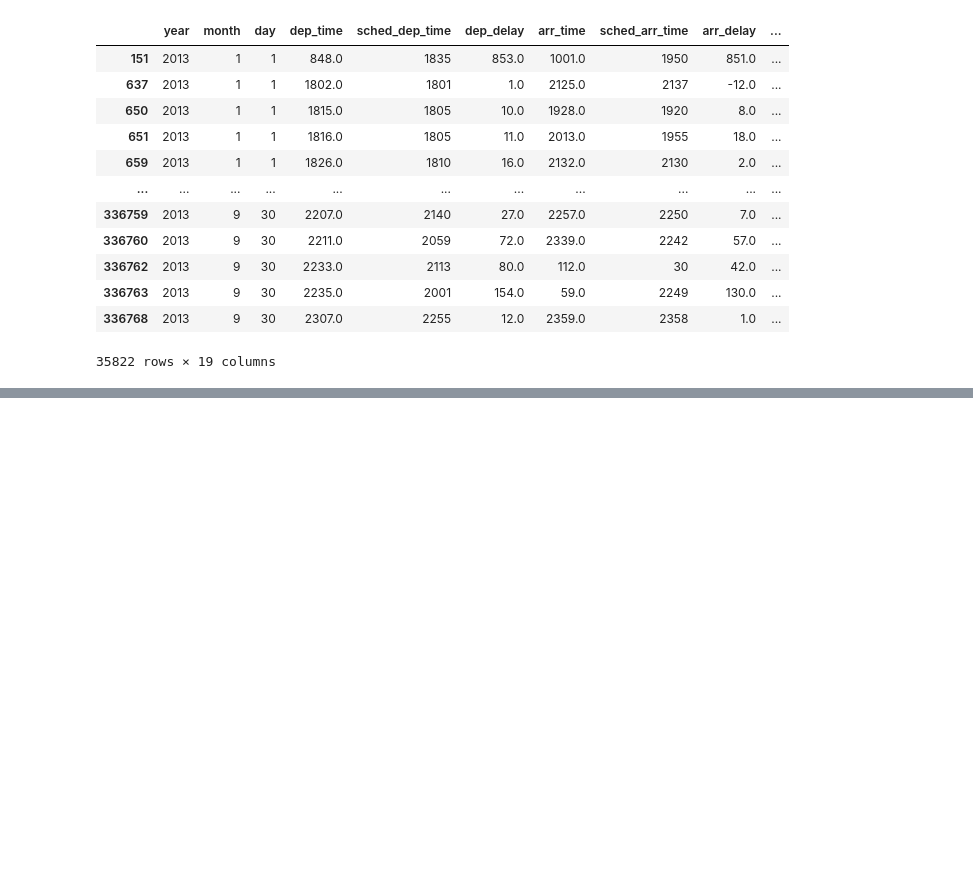
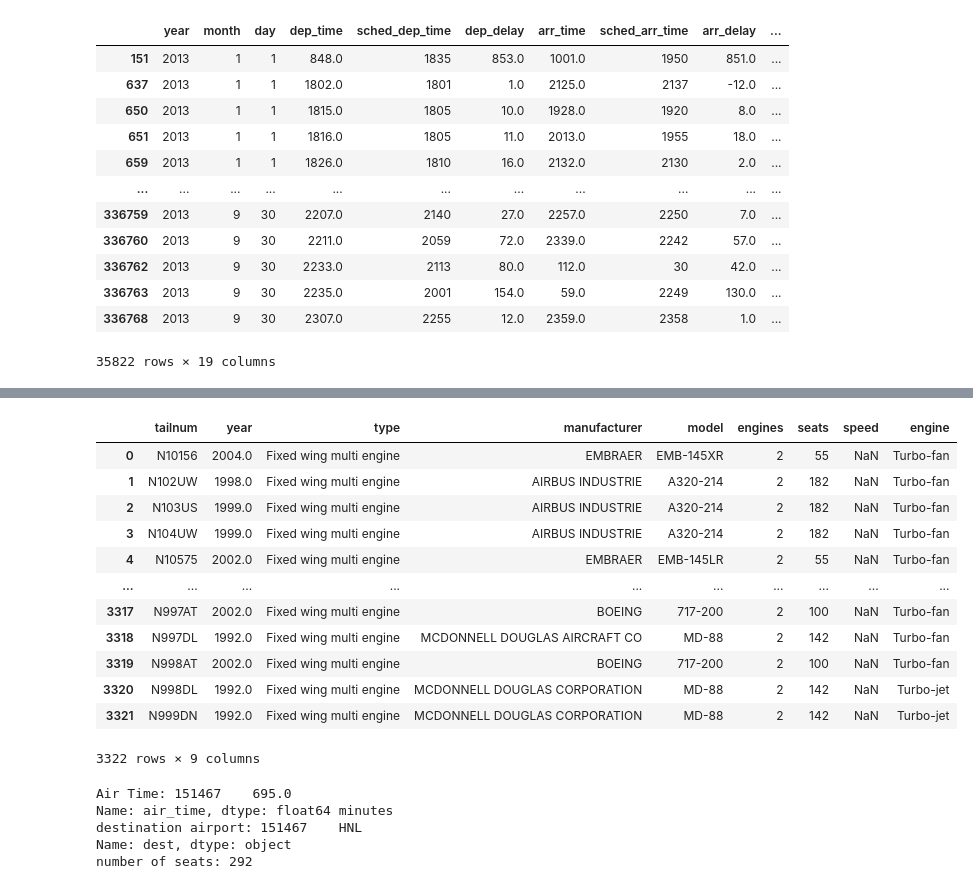
Before and after one commit to ehernandez0904/Data-101-Fall-2025, a Jupyter notebook: Exam2.ipynb, the cells around one changed output, grey strips where cells are left out. Cells and saved outputs as stored; diff of their text form; code cells hidden in the pictures; blank space fills up the shorter version.

```diff
--- a/Exam2.ipynb
+++ b/Exam2.ipynb
@@ -393,0 +427,19 @@ DF_6pm_midnight[mask4]
+# %%
+file_name = 'planes'
+file_location4 = 'https://joannabieri.com/introdatascience/data/'+file_name+'.csv'
+DF_planes = pd.read_csv(file_location4)
+DF_planes
+# %% [output]
+|  | tailnum | year | type | manufacturer | model | engines | seats | speed | engine |
+| 0 | N10156 | 2004.0 | Fixed wing multi engine | EMBRAER | EMB-145XR | 2 | 55 | NaN | Turbo-fan |
+| 1 | N102UW | 1998.0 | Fixed wing multi engine | AIRBUS INDUSTRIE | A320-214 | 2 | 182 | NaN | Turbo-fan |
+| 2 | N103US | 1999.0 | Fixed wing multi engine | AIRBUS INDUSTRIE | A320-214 | 2 | 182 | NaN | Turbo-fan |
+| 3 | N104UW | 1999.0 | Fixed wing multi engine | AIRBUS INDUSTRIE | A320-214 | 2 | 182 | NaN | Turbo-fan |
+| 4 | N10575 | 2002.0 | Fixed wing multi engine | EMBRAER | EMB-145LR | 2 | 55 | NaN | Turbo-fan |
+| ... | ... | ... | ... | ... | ... | ... | ... | ... | ... |
+| 3317 | N997AT | 2002.0 | Fixed wing multi engine | BOEING | 717-200 | 2 | 100 | NaN | Turbo-fan |
+| 3318 | N997DL | 1992.0 | Fixed wing multi engine | MCDONNELL DOUGLAS AIRCRAFT CO | MD-88 | 2 | 142 | NaN | Turbo-fan |
+| 3319 | N998AT | 2002.0 | Fixed wing multi engine | BOEING | 717-200 | 2 | 100 | NaN | Turbo-fan |
+| 3320 | N998DL | 1992.0 | Fixed wing multi engine | MCDONNELL DOUGLAS CORPORATION | MD-88 | 2 | 142 | NaN | Turbo-jet |
+| 3321 | N999DN | 1992.0 | Fixed wing multi engine | MCDONNELL DOUGLAS CORPORATION | MD-88 | 2 | 142 | NaN | Turbo-jet |
+3322 rows × 9 columns
@@ -393,0 +448,18 @@ DF_6pm_midnight[mask4]
+# %%
+#Need to find how long the flights are and where those flights are flying to
+
+airtime=longest_flight['air_time'].values[0]
+destination_code=longest_flight['dest'].values[0]
+city=DF_airport[DF_airport['faa']==destination_code]['name'].values[0]
+tailnum=longest_flight['tailnum'].values[0]
+seats=DF_planes[DF_planes['tailnum']==tailnum]['seats'].values[0]
+
+print("Air Time:", longest_flight['air_time'], "minutes")
+print ("destination airport:", longest_flight['dest'])
+print ("number of seats:", seats)
+# %% [output]
+Air Time: 151467    695.0
+Name: air_time, dtype: float64 minutes
+destination airport: 151467    HNL
+Name: dest, dtype: object
+number of seats: 292
```
Also changed, not shown: parts of 7 cells of this notebook.
